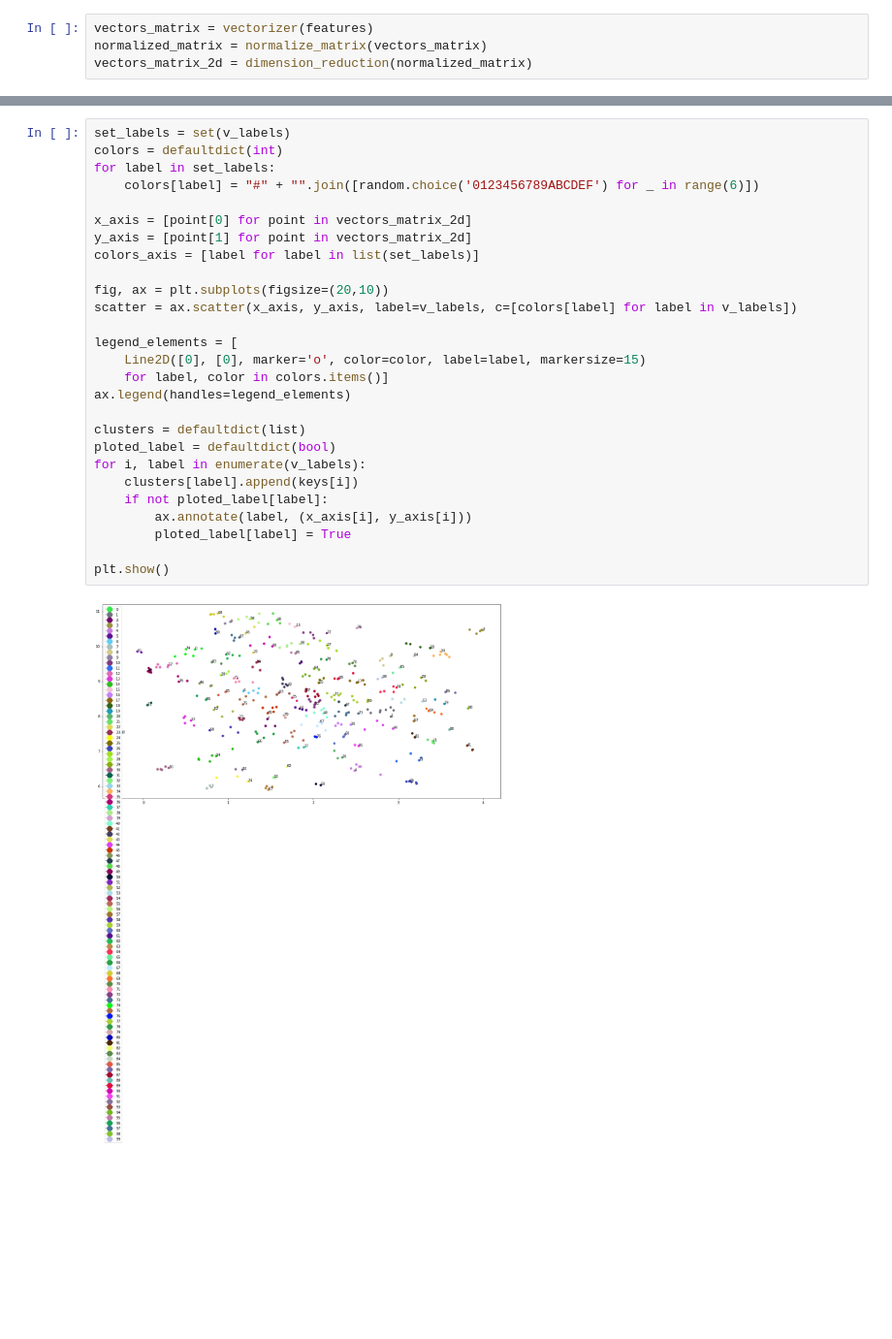
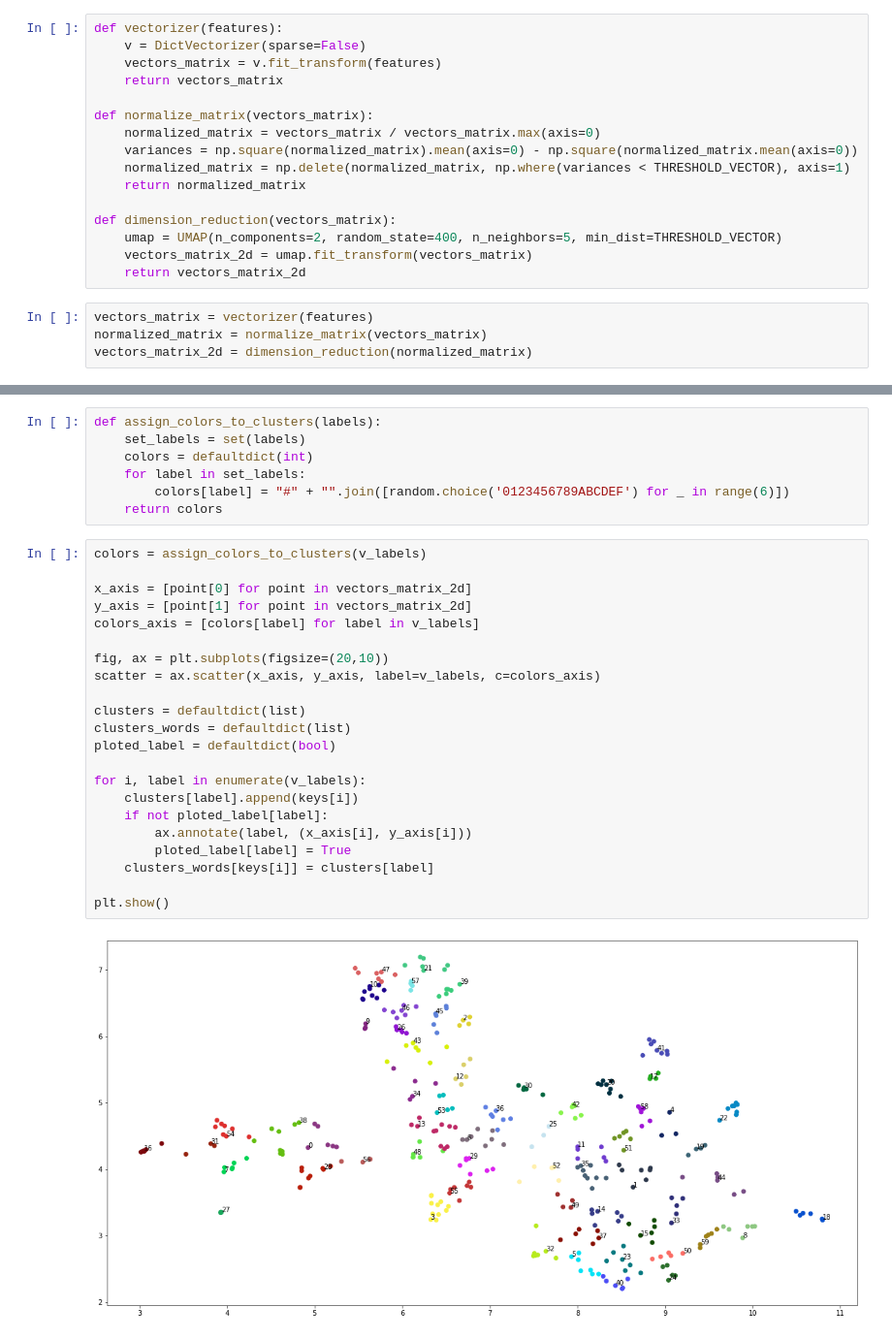
Before and after one commit to LeandroMAcosta/clustering_nlp, a Jupyter notebook: Clustering.ipynb, the cells around one changed output, grey strips where cells are left out. Shown: that part at 97% size. Drawn from its saved outputs; the diff is of its cells as text; blank space fills up the shorter version.

```diff
--- a/Clustering.ipynb
+++ b/Clustering.ipynb
@@ -113,3 +117,19 @@ keys, features = build_features(words, counts_lemma)
+# %%
+def vectorizer(features):
+    v = DictVectorizer(sparse=False)
+    vectors_matrix = v.fit_transform(features)
+    return vectors_matrix
+
+def normalize_matrix(vectors_matrix):
+    normalized_matrix = vectors_matrix / vectors_matrix.max(axis=0)
+    variances = np.square(normalized_matrix).mean(axis=0) - np.square(normalized_matrix.mean(axis=0))
+    normalized_matrix = np.delete(normalized_matrix, np.where(variances < THRESHOLD_VECTOR), axis=1)
+    return normalized_matrix
+
+def dimension_reduction(vectors_matrix):
+    umap = UMAP(n_components=2, random_state=400, n_neighbors=5, min_dist=THRESHOLD_VECTOR)
+    vectors_matrix_2d = umap.fit_transform(vectors_matrix)
+    return vectors_matrix_2d
 # %%
 vectors_matrix = vectorizer(features)
 normalized_matrix = normalize_matrix(vectors_matrix)
@@ -131,29 +158,31 @@ v_labels = clustering(vectors_matrix_2d)
+# %%
+def assign_colors_to_clusters(labels):
+    set_labels = set(labels)
+    colors = defaultdict(int)
+    for label in set_labels:
+        colors[label] = "#" + "".join([random.choice('0123456789ABCDEF') for _ in range(6)])
+    return colors
 # %%
-set_labels = set(v_labels)
-colors = defaultdict(int)
-for label in set_labels:
-    colors[label] = "#" + "".join([random.choice('0123456789ABCDEF') for _ in range(6)])
+colors = assign_colors_to_clusters(v_labels)
 
 x_axis = [point[0] for point in vectors_matrix_2d]
 y_axis = [point[1] for point in vectors_matrix_2d]
-colors_axis = [label for label in list(set_labels)]
+colors_axis = [colors[label] for label in v_labels]
 
 fig, ax = plt.subplots(figsize=(20,10))
-scatter = ax.scatter(x_axis, y_axis, label=v_labels, c=[colors[label] for label in v_labels])
-
-legend_elements = [
-    Line2D([0], [0], marker='o', color=color, label=label, markersize=15)
-    for label, color in colors.items()]
-ax.legend(handles=legend_elements)
+scatter = ax.scatter(x_axis, y_axis, label=v_labels, c=colors_axis)
 
 clusters = defaultdict(list)
+clusters_words = defaultdict(list)
 ploted_label = defaultdict(bool)
+
 for i, label in enumerate(v_labels):
     clusters[label].append(keys[i])
     if not ploted_label[label]:
         ax.annotate(label, (x_axis[i], y_axis[i]))
         ploted_label[label] = True
+    clusters_words[keys[i]] = clusters[label]
 
 plt.show()
 # %% [output]
-[figure, old version]
+[figure, new version]
```
Also changed, not shown: parts of 26 cells of this notebook.
